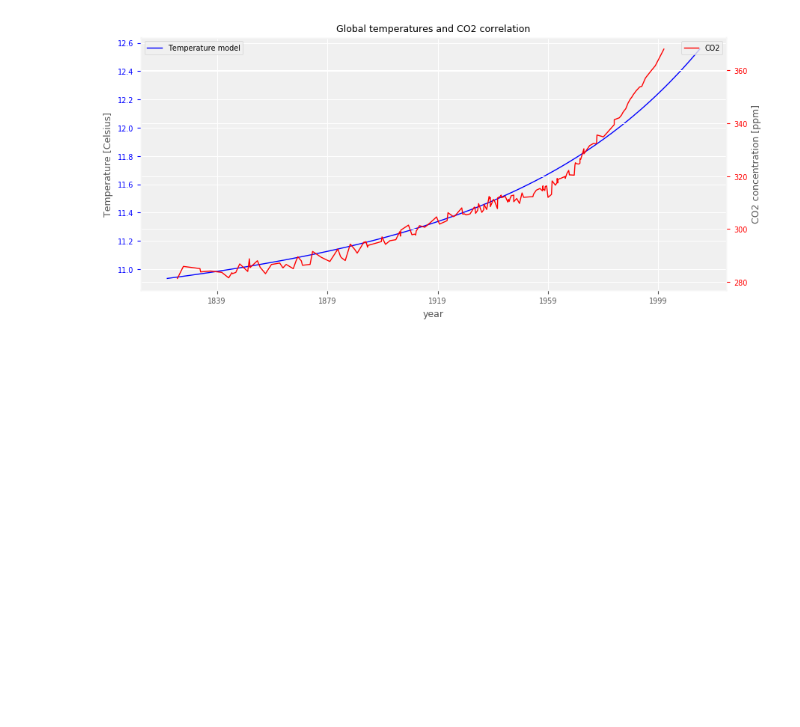
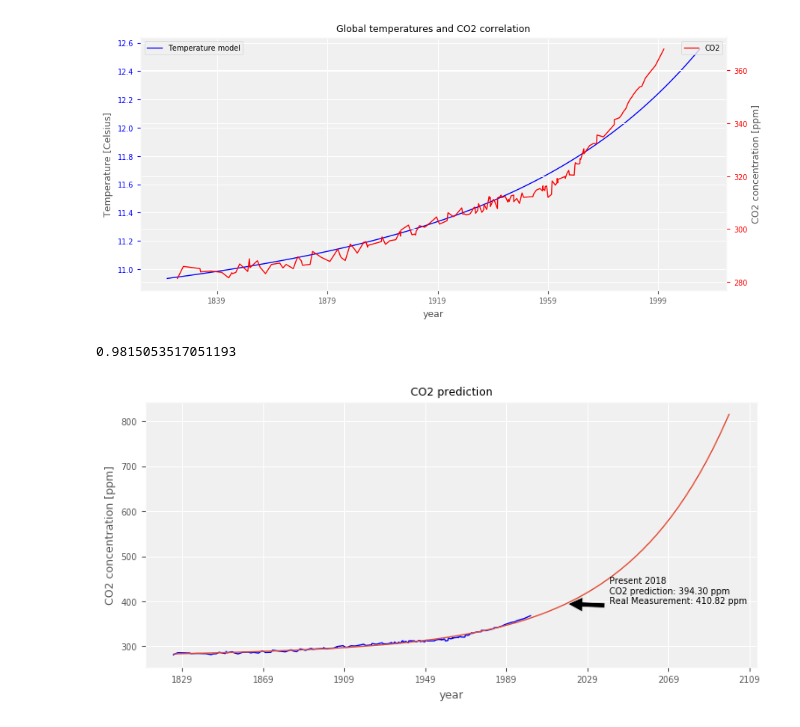
Before and after one commit to ld4234/PR18LDKSLTB, a Jupyter notebook: visual/co2.ipynb, the cells around one changed output. Cells and saved outputs as stored; diff of their text form; code cells hidden in the pictures; blank space fills up the shorter version.

Commit message:
co2 prediction

```diff
--- a/visual/co2.ipynb
+++ b/visual/co2.ipynb
@@ -256,3 +255,68 @@ ax2.legend(loc=1)
 plt.show()
 # %% [output]
 [figure]
+# %%
+# CO2 prediction
+x = x_co2
+y = y_co2
+
+x_data = np.array([t.year + (t.month - 1) / 12 + (t.day - 1) / 365 for t in x])
+x_data = x_data.reshape(-1, 1)
+y_data = np.array(y)
+
+
+D = 50
+X = np.zeros((len(x_co2), D))
+for d in range(0, D):
+    X[:, d] = x_data.ravel()**d
+
+model = Ridge(alpha=0.03, normalize=True)
+model.fit(X, y)
+print(model.score(X, y))
+# %% [output]
+0.9815053517051193
+# %%
+x_prediction = [datetime.datetime(y, 1, 1) for y in range(1825, 2100)]
+x_predict_data = np.array([t.year + (t.month - 1) / 12 + (t.day - 1) / 365 for t in x_prediction])
+x_predict_data = x_predict_data.reshape(-1, 1)
+
+D = 50
+X = np.zeros((len(x_predict_data), D))
+for d in range(0, D):
+    X[:, d] = x_predict_data.ravel()**d
+
+y_predict = model.predict(X)
+# %%
+
+
+
+
+x_present = np.array([datetime.datetime.now()])
+x_present_data = np.array([t.year + (t.month - 1) / 12 + (t.day - 1) / 365 for t in x_present])
+x_present_data = x_present_data.reshape(-1, 1)
+X = np.zeros((len(x_present), D))
+for d in range(0, D):
+    X[:, d] = x_present_data.ravel()**d
+y_present = model.predict(X)[0]
+
+
+fig = plt.figure(figsize=(9, 4))
+ax = fig.add_subplot(111)
+
+ax.plot(x_co2, y_co2, 'b-', label="CO2")
+ax.plot(x_prediction, y_predict)
+
+x_text, y_text = datetime.datetime(2040, 1, 1), y_present
+
+ax.annotate('Present 2018\nCO2 prediction: {:.2f} ppm\nReal Measurement: {} ppm'.format(y_present, 410.82),
+            xy=(x_present, y_present), xytext=(x_text, y_text),
+            arrowprops=dict(facecolor='black', shrink=0.05),
+            )
+
+
+plt.title("CO2 prediction")
+plt.xlabel("year")
+plt.ylabel('CO2 concentration [ppm]')
+plt.show()
+# %% [output]
+[figure, added]
```
Also changed, not shown: parts of 3 cells of this notebook.
